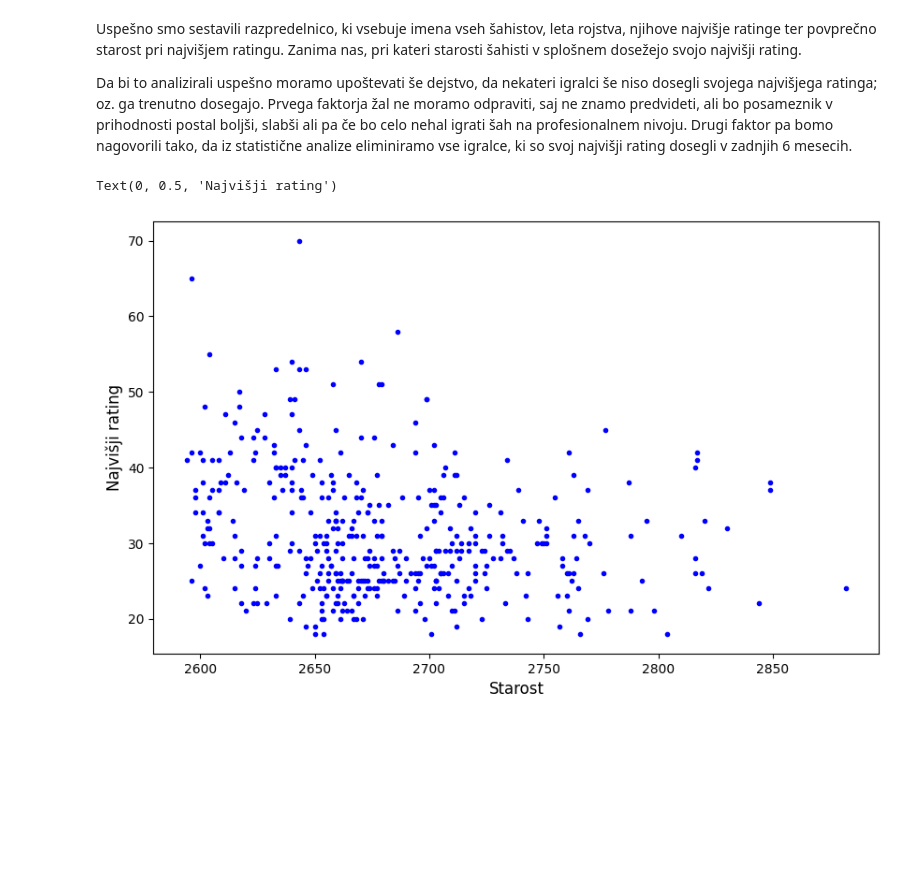
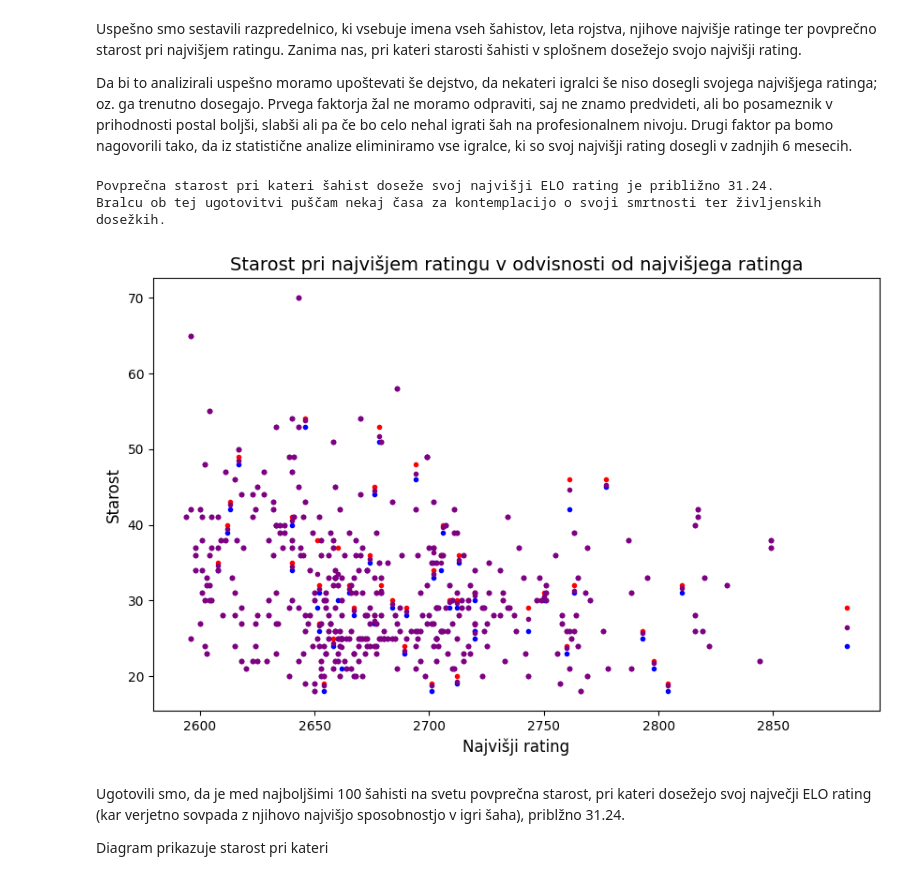
Before and after one commit to HugoTrebse/UVP-projektna-naloga, a Jupyter notebook: analiza.ipynb, the cells around one changed output. Saved outputs shown, nothing was run; the diff lists cells and outputs as text; code cells hidden in the pictures; blank space fills up the shorter version.

Commit message:
Dokončal del o odvisnosti ratinga od starosti.

```diff
--- a/analiza.ipynb
+++ b/analiza.ipynb
@@ -81,17 +87,27 @@ Da bi to analizirali uspešno moramo upoštevati še dejstvo, da nekateri igralc
 # %%
 shp = sahisti_elo_pandas
 shp = shp[shp['Povprečna starost pri najvišjem ratingu'] - (2024 - shp['Leto rojstva']) <= 0.5]
 
+print(f'Povprečna starost pri kateri šahist doseže svoj najvišji ELO rating je približno {round(mean(shp['Povprečna starost pri najvišjem ratingu']), 2)}. \nBralcu ob tej ugotovitvi puščam nekaj trenutkov za kontemplacijo o svoji smrtnosti ter življenskih dosežkih.')
+#Bralcu ob tej ugotovitvi puščam nekaj trenutkov za kontemplacijo o svoji smrtnosti ter življenskih dosežkih.
+
 plot.figure(figsize=(10,6))
-# plot.scatter(shp['Najvišji rating'], shp['Največja starost pri najvišjem ratingu'], label='Največja starost pri najvišjem ratingu v odvisnosti od ratinga', color='red', marker='.')
-# plot.scatter(shp['Najvišji rating'], shp['Povprečna starost pri najvišjem ratingu'], label='Povprečna starost pri najvišjem ratingu v odvisnosti od ratinga', color='green', marker='.')
-plot.scatter(shp['Najvišji rating'], shp['Najmlajša starost pri najvišjem ratingu'], label='Najmlajša starost pri najvišjem ratingu v odvisnosti od ratinga', color='blue', marker='.')
+plot.scatter(shp['Največja starost pri najvišjem ratingu'], shp['Najvišji rating'], label='Največja starost pri najvišjem ratingu v odvisnosti od ratinga', color='red', marker='.')
+plot.scatter(shp['Najmlajša starost pri najvišjem ratingu'], shp['Najvišji rating'], label='Najmlajša starost pri najvišjem ratingu v odvisnosti od ratinga', color='blue', marker='.')
+plot.scatter(shp['Povprečna starost pri najvišjem ratingu'], shp['Najvišji rating'], label='Povprečna starost pri najvišjem ratingu v odvisnosti od ratinga', color='purple', marker='.')
 
 
 
-plot.title('najtarost pri najvišjem ratingu v odvisnosti od najvišjega ratinga', fontsize = 14)
+plot.title('Starost pri najvišjem ratingu v odvisnosti od najvišjega ratinga', fontsize = 14)
+plot.ylabel('Najvišji rating', fontsize=12)
 plot.xlabel('Starost', fontsize=12)
-plot.ylabel('Najvišji rating', fontsize=12)
+
+plot.show()
 # %% [output]
-Text(0, 0.5, 'Najvišji rating')
+Povprečna starost pri kateri šahist doseže svoj najvišji ELO rating je približno 31.24.
+Bralcu ob tej ugotovitvi puščam nekaj časa za kontemplacijo o svoji smrtnosti ter življenskih dosežkih.
-[figure, old version]
+[figure, new version]
+# %% [markdown]
+Ugotovili smo, da je med najboljšimi 100 šahisti na svetu povprečna starost, pri kateri dosežejo svoj največji ELO rating (kar verjetno sovpada z njihovo najvišjo sposobnostjo v igri šaha), priblžno 31.24.
+
+Diagram prikazuje starost pri kateri
```
Also changed, not shown: parts of 2 cells of this notebook.
